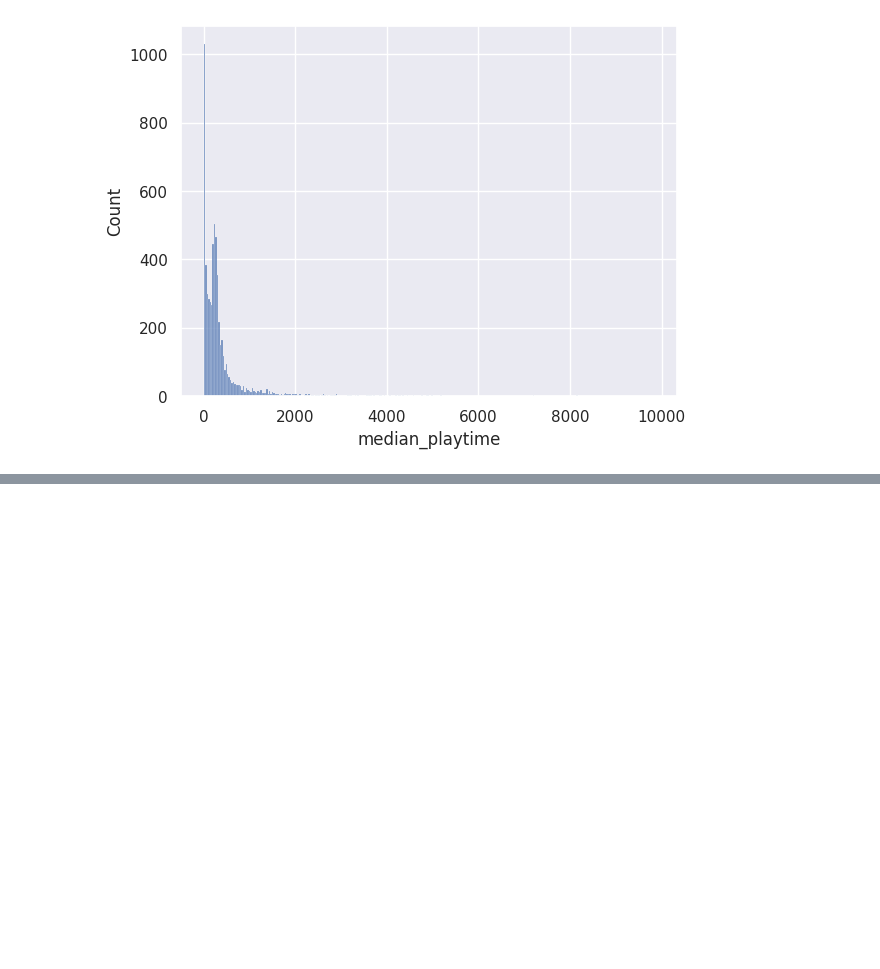
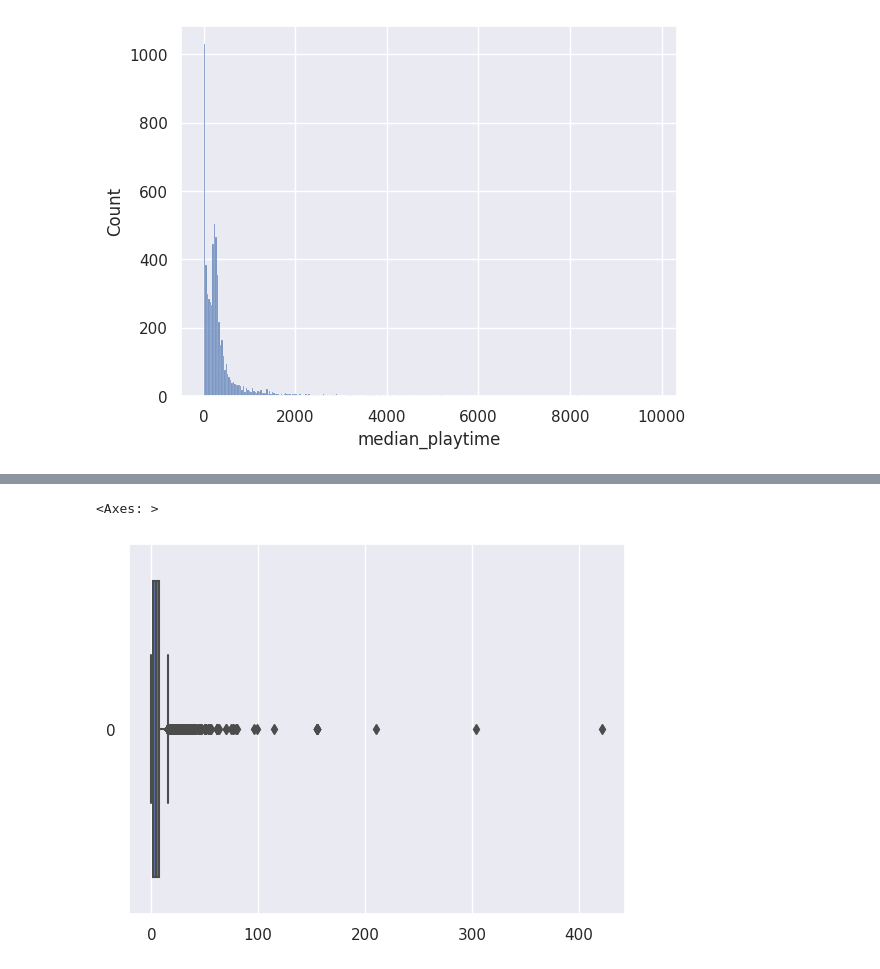
Before and after one commit to nefelibata28/usg, a Jupyter notebook: notebooks/data_cleaning.ipynb, the cells around one changed output, grey strips where cells are left out. Cells and saved outputs as stored; diff of their text form; code cells hidden in the pictures; blank space fills up the shorter version.

```diff
--- a/notebooks/data_cleaning.ipynb
+++ b/notebooks/data_cleaning.ipynb
@@ -49,0 +89,5 @@ sb.histplot(data=median_playtime.loc[(0 < median_playtime) & (median_playtime <
+# %%
+sb.boxplot(data=kaggle_steam['price'], orient='h')
+# %% [output]
+<Axes: >
+[figure, added]
```
Also changed, not shown: parts of 10 cells of this notebook.
